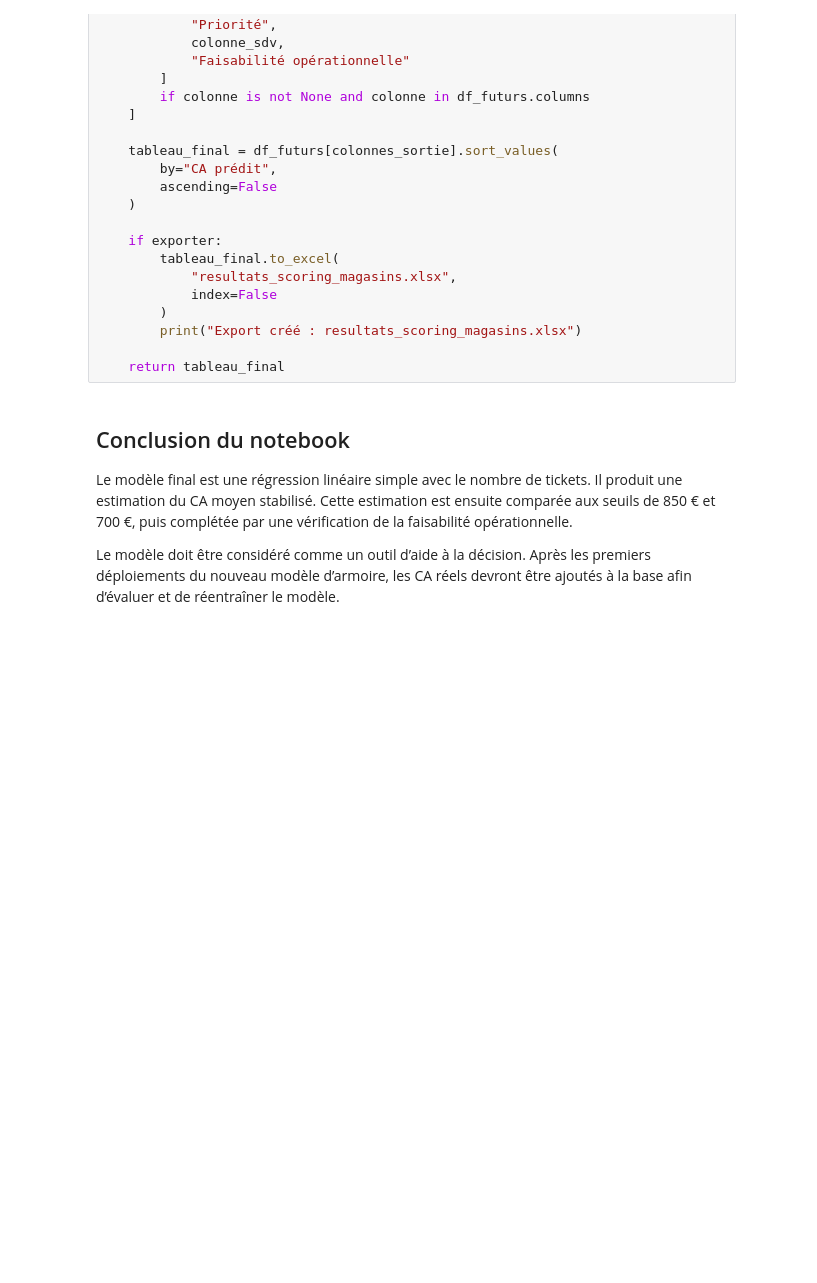
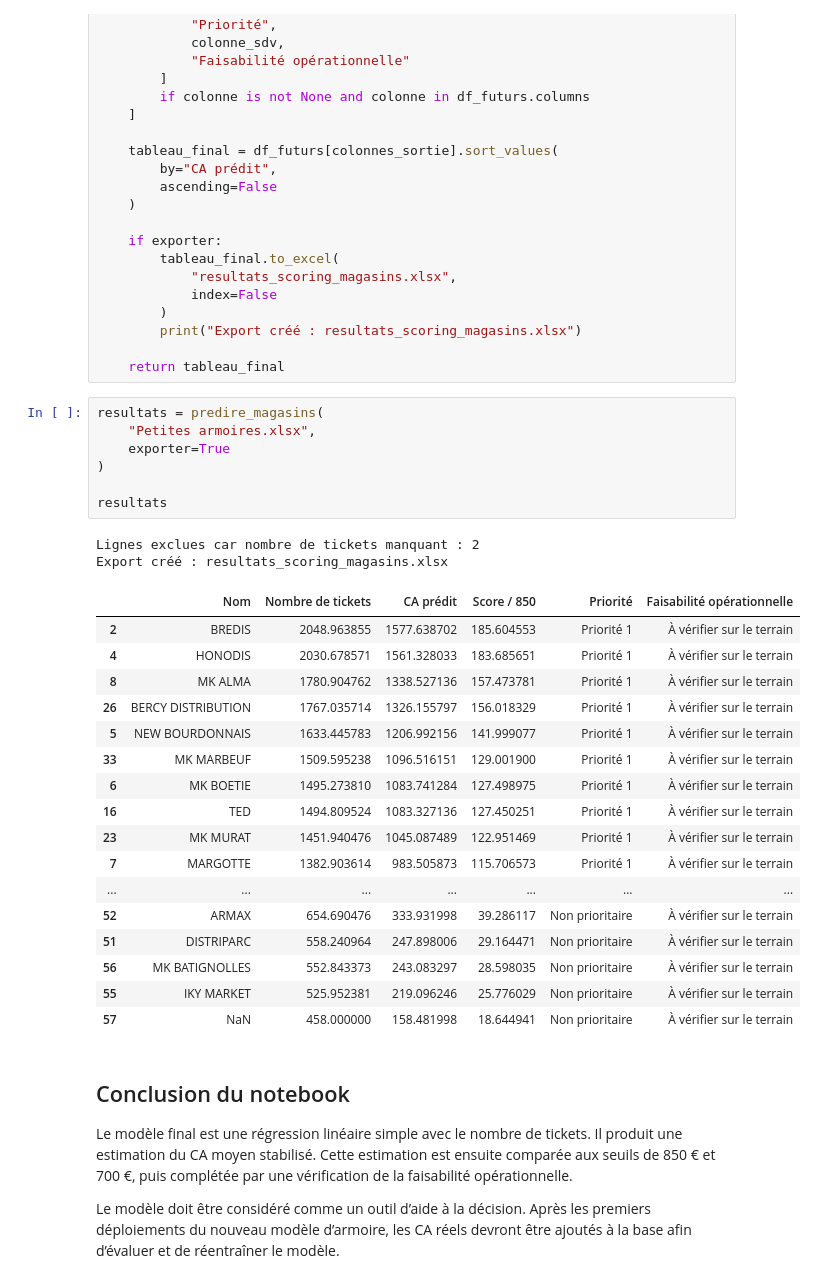
Before and after one commit to eya2031/Memoire-Eya-kilani, a Jupyter notebook: modele_corner snacking.ipynb, the cells around one changed output. Cells and saved outputs as stored; diff of their text form; blank space fills up the shorter version.

```diff
--- a/modele_corner snacking.ipynb
+++ b/modele_corner snacking.ipynb
@@ -693,6 +693,33 @@ def predire_magasins(fichier_excel, exporter=True):
         print("Export créé : resultats_scoring_magasins.xlsx")
 
     return tableau_final
+# %%
+resultats = predire_magasins(
+    "Petites armoires.xlsx",
+    exporter=True
+)
+
+resultats
+# %% [output]
+Lignes exclues car nombre de tickets manquant : 2
+Export créé : resultats_scoring_magasins.xlsx
+|  | Nom | Nombre de tickets | CA prédit | Score / 850 | Priorité | Faisabilité opérationnelle |
+| 2 | BREDIS | 2048.963855 | 1577.638702 | 185.604553 | Priorité 1 | À vérifier sur le terrain |
+| 4 | HONODIS | 2030.678571 | 1561.328033 | 183.685651 | Priorité 1 | À vérifier sur le terrain |
+| 8 | MK ALMA | 1780.904762 | 1338.527136 | 157.473781 | Priorité 1 | À vérifier sur le terrain |
+| 26 | BERCY DISTRIBUTION | 1767.035714 | 1326.155797 | 156.018329 | Priorité 1 | À vérifier sur le terrain |
+| 5 | NEW BOURDONNAIS | 1633.445783 | 1206.992156 | 141.999077 | Priorité 1 | À vérifier sur le terrain |
+| 33 | MK MARBEUF | 1509.595238 | 1096.516151 | 129.001900 | Priorité 1 | À vérifier sur le terrain |
+| 6 | MK BOETIE | 1495.273810 | 1083.741284 | 127.498975 | Priorité 1 | À vérifier sur le terrain |
+| 16 | TED | 1494.809524 | 1083.327136 | 127.450251 | Priorité 1 | À vérifier sur le terrain |
+| 23 | MK MURAT | 1451.940476 | 1045.087489 | 122.951469 | Priorité 1 | À vérifier sur le terrain |
+| 7 | MARGOTTE | 1382.903614 | 983.505873 | 115.706573 | Priorité 1 | À vérifier sur le terrain |
+| ... | ... | ... | ... | ... | ... | ... |
+| 52 | ARMAX | 654.690476 | 333.931998 | 39.286117 | Non prioritaire | À vérifier sur le terrain |
+| 51 | DISTRIPARC | 558.240964 | 247.898006 | 29.164471 | Non prioritaire | À vérifier sur le terrain |
+| 56 | MK BATIGNOLLES | 552.843373 | 243.083297 | 28.598035 | Non prioritaire | À vérifier sur le terrain |
+| 55 | IKY MARKET | 525.952381 | 219.096246 | 25.776029 | Non prioritaire | À vérifier sur le terrain |
+| 57 | NaN | 458.000000 | 158.481998 | 18.644941 | Non prioritaire | À vérifier sur le terrain |
 # %% [markdown]
 ## Conclusion du notebook
 
```
